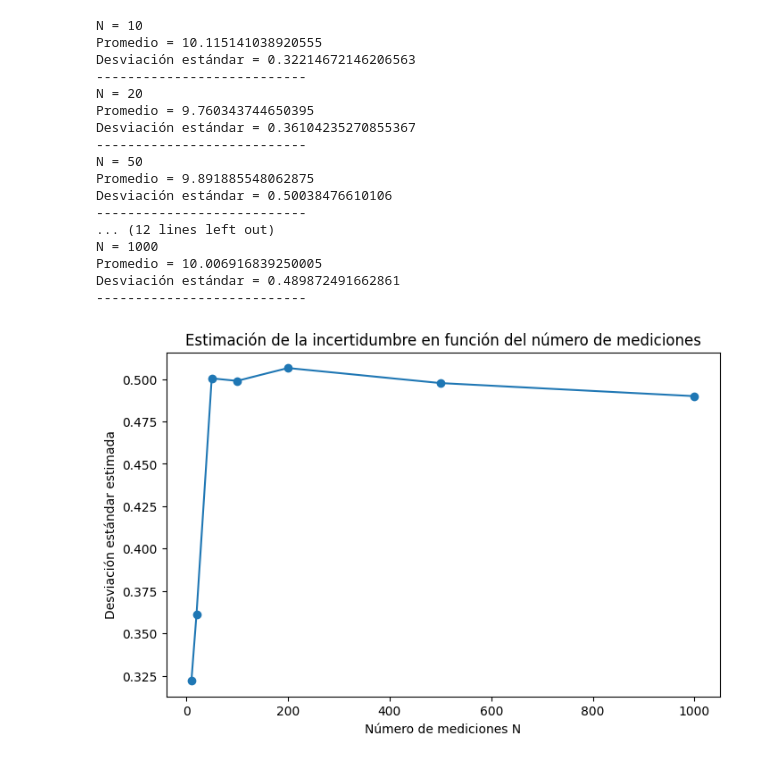
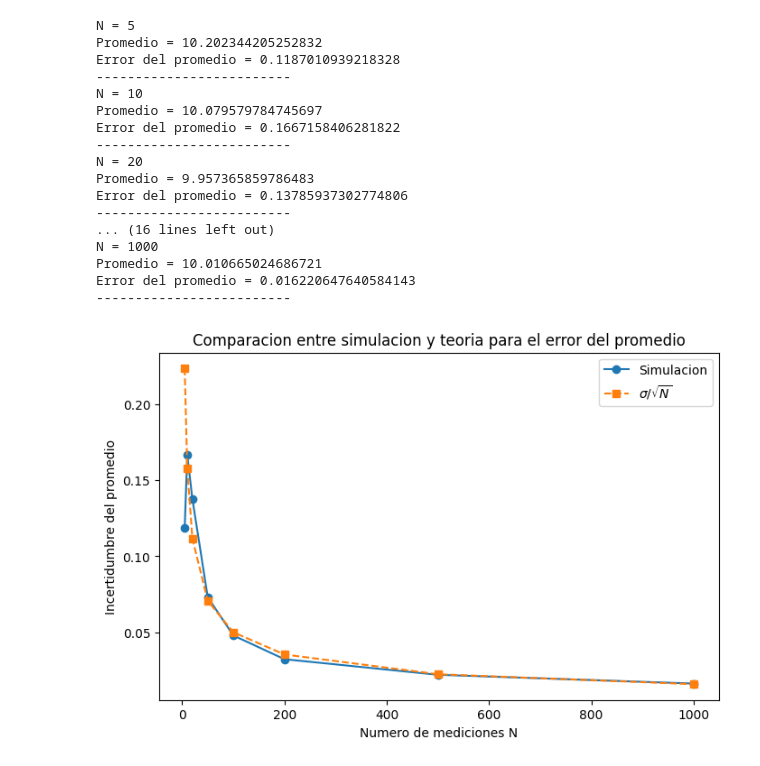
Before and after one commit to asegura4488/FisicaA, a Jupyter notebook: Semana6/Actividad6.ipynb, the cells around one changed output. Saved outputs shown, nothing was run; the diff lists cells and outputs as text; code cells hidden in the pictures.

```diff
--- a/Semana6/Actividad6.ipynb
+++ b/Semana6/Actividad6.ipynb
@@ -6,74 +6,80 @@ import matplotlib.pyplot as plt
 from google.colab import files
 
 # -----------------------------
-# Parámetros del problema
+# Parametros del problema
 # -----------------------------
 x_real = 10
 sigma_ruido = 0.5
 
-N_values = [10, 20, 50, 100, 200, 500, 1000]
+N_values = np.array([5, 10, 20, 50, 100, 200, 500, 1000])
 
-promedios = []
-desviaciones = []
+errores_promedio = []
+teoria = sigma_ruido / np.sqrt(N_values)
 
 # -----------------------------
-# Simulación para varios N
+# Simulacion de mediciones
 # -----------------------------
 for N in N_values:
 
     mediciones = x_real + np.random.normal(0, sigma_ruido, N)
 
     promedio = np.mean(mediciones)
-    sigma = np.std(mediciones, ddof=1)
 
-    promedios.append(promedio)
-    desviaciones.append(sigma)
+    # Error del promedio estimado numericamente
+    error_prom = np.std(mediciones, ddof=1) / np.sqrt(N)
+
+    errores_promedio.append(error_prom)
 
     print("N =", N)
     print("Promedio =", promedio)
-    print("Desviación estándar =", sigma)
-    print("---------------------------")
+    print("Error del promedio =", error_prom)
+    print("-------------------------")
+
+errores_promedio = np.array(errores_promedio)
 
 # -----------------------------
-# Gráfica de la desviación estimada
+# Grafica
 # -----------------------------
 plt.figure(figsize=(8,5))
 
-plt.plot(N_values, desviaciones, 'o-')
+plt.plot(N_values, errores_promedio, 'o-', label="Simulacion")
+plt.plot(N_values, teoria, 's--', label=r"$\sigma/\sqrt{N}$")
 
-plt.xlabel("Número de mediciones N")
-plt.ylabel("Desviación estándar estimada")
-plt.title("Estimación de la incertidumbre en función del número de mediciones")
+plt.xlabel("Numero de mediciones N")
+plt.ylabel("Incertidumbre del promedio")
+plt.title("Comparacion entre simulacion y teoria para el error del promedio")
+
+plt.legend()
 
 # -----------------------------
 # Guardar figura
 # -----------------------------
-plt.savefig("Actividad_6_1_incertidumbre.pdf", dpi=300, bbox_inches="tight")
+plt.savefig("Actividad_6_1_error_promedio_teoria.pdf", dpi=300, bbox_inches="tight")
 
 plt.show()
 
 # -----------------------------
-# Descargar automáticamente
+# Descargar automaticamente
 # -----------------------------
-files.download("Actividad_6_1_incertidumbre.pdf")
+files.download("Actividad_6_1_error_promedio_teoria.pdf")
 # %% [output]
+N = 5
+Promedio = 10.202344205252832
+Error del promedio = 0.1187010939218328
+-------------------------
 N = 10
-Promedio = 10.115141038920555
-Desviación estándar = 0.32214672146206563
----------------------------
+Promedio = 10.079579784745697
+Error del promedio = 0.1667158406281822
+-------------------------
 N = 20
-Promedio = 9.760343744650395
-Desviación estándar = 0.36104235270855367
----------------------------
-N = 50
-Promedio = 9.891885548062875
-Desviación estándar = 0.50038476610106
----------------------------
-... (12 lines left out)
+Promedio = 9.957365859786483
+Error del promedio = 0.13785937302774806
+-------------------------
+... (16 lines left out)
 N = 1000
-Promedio = 10.006916839250005
-Desviación estándar = 0.489872491662861
----------------------------
+Promedio = 10.010665024686721
+Error del promedio = 0.016220647640584143
+-------------------------
-[figure, old version]
+[figure, new version]
 [interactive output not drawn]
 [interactive output not drawn]
```
